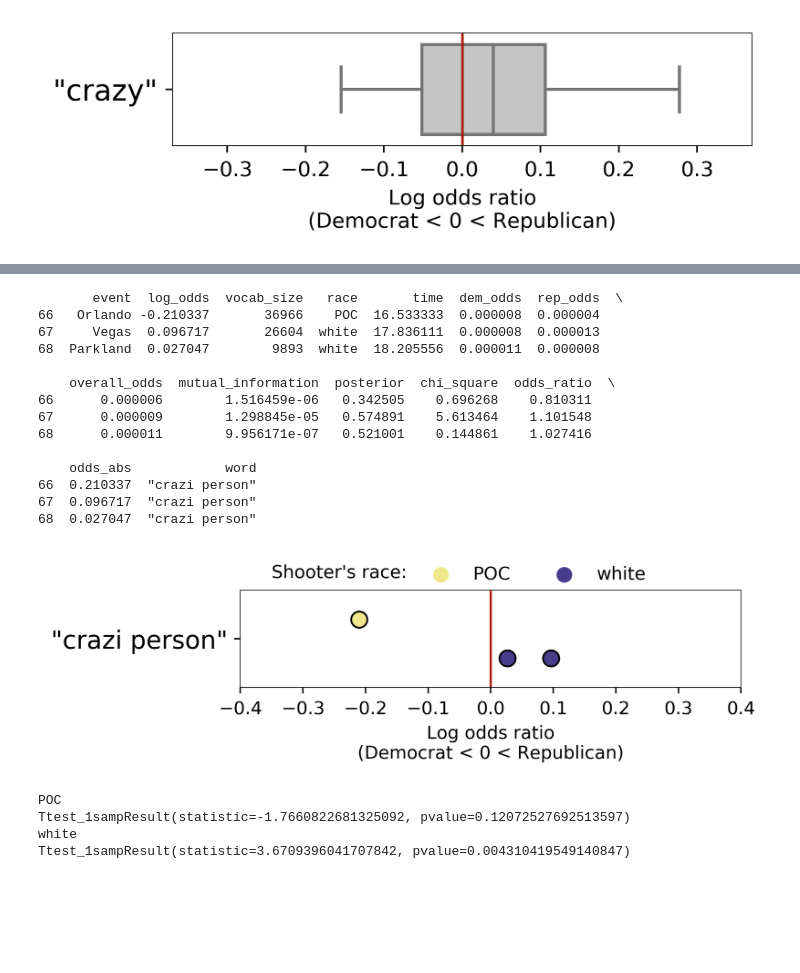
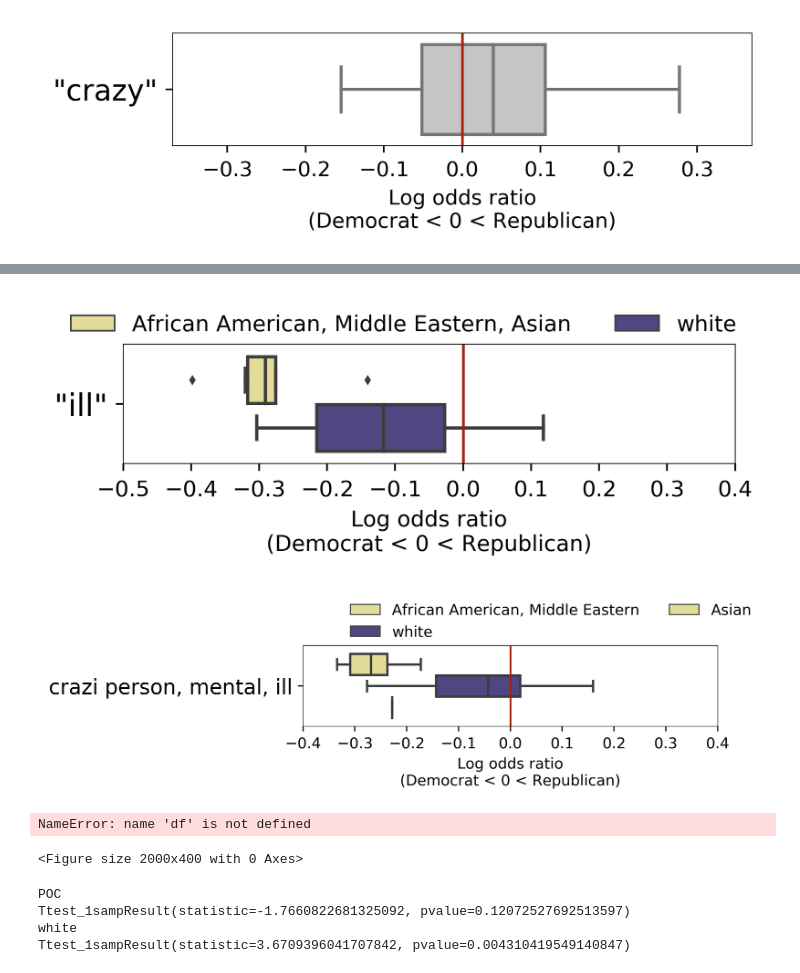
Before and after one commit to ddemszky/framing-twitter, a Jupyter notebook: 4_word_partisanship/plot word partisanship.ipynb, the cells around one changed output, grey strips where cells are left out. Drawn from its saved outputs; the diff is of its cells as text; code cells hidden in the pictures; blank space fills up the shorter version.

```diff
--- a/4_word_partisanship/plot word partisanship.ipynb
+++ b/4_word_partisanship/plot word partisanship.ipynb
@@ -83,7 +84,7 @@ def get_multi(words):
         print('-----')
     return pd.concat(dfs, ignore_index=True)
 # %%
-concat = get_multi(['terrorist', 'lone wolf', 'mental', 'shooter', 'crazi person'])
+concat = get_multi(['terrorist', 'lone wolf', 'mental', 'shooter', 'crazi person', "crazi", 'ill'])
 # %% [output]
 terrorist
 Chattanooga
@@ -104 +105,4 @@ Parkland
 -----
+# %%
+concat.loc[concat['race'] == 'POC', 'race']  = 'African American, Middle Eastern'
+concat.loc[concat['event'] == 'San Francisco', 'race']  = 'Asian'
@@ -107,5 +121,5 @@ terr = get_df('terrorist')
 terr['word'] = '"terrorist"'
 craz = get_df('crazi')
 craz['word'] = '"crazy"'
-concat = pd.concat([terr, craz], ignore_index=True)
+#concat = pd.concat([terr, craz], ignore_index=True)
 # %% [output]
@@ -297,42 +320,54 @@ concat
+# %%
+concat.loc[concat['race'] == 'African American, Middle Eastern', 'race']  = 'African American, Middle Eastern, Asian'
+concat.loc[concat['race'] == 'Asian', 'race']  = 'African American, Middle Eastern, Asian'
 # %%
 f = plt.figure(dpi=400, figsize=(5,1))
-word = "crazi person"
+word = "ill"
 sub = concat[concat.word=='"'+word+'"']
-print(sub)
-#ax = sns.boxplot(data=concat[concat.word=='"'+word+'"'], x="log_odds",y='word', hue="race", orient="h",palette=sns.color_palette(['#F0E68C', '#483D8B']), fliersize=2)
-ax = sns.stripplot(data=sub, x="log_odds",y='word', hue="race", split=True, orient="h", edgecolor='black', size=9, jitter=False, palette=sns.color_palette(['#F0E68C', '#483D8B']), linewidth=1)
+#print(sub)
+ax = sns.boxplot(data=concat[concat.word=='"'+word+'"'], x="log_odds",y='word', hue="race", orient="h",palette=sns.color_palette(['#F0E68C', '#483D8B']), fliersize=2)
+#ax = sns.stripplot(data=sub, x="log_odds",y='word', hue="race", dodge=False, orient="h", edgecolor='black', size=9, jitter=False, palette=sns.color_palette(['#F0E68C', '#483D8B']), linewidth=1)
 #ax = sns.stripplot(data=concat[concat.word=='"'+word+'"'], x="log_odds",y='word', orient="h", edgecolor='black', size=9, jitter=False, color='grey', linewidth=1)
 
 plt.axvline(x=0, color='#AB1C0B', linewidth=1.2)
 plt.axhline(y=0.5, color='black', linewidth=.4)
-xlim_1 = -.4
+xlim_1 = -.5
 plt.xlim(xlim_1, .4)
 ax.set_ylabel("")
 ax.spines['top'].set_linewidth(0.4)
 ax.spines['right'].set_linewidth(0.4)
 ax.spines['bottom'].set_linewidth(0.4)
 ax.spines['left'].set_linewidth(0.4)
 plt.yticks(fontsize=14)
 ax.set_xlabel('Log odds ratio\n(Democrat < 0 < Republican)')
-ax.text(xlim_1 +.05,-0.63, "Shooter's race:")
-l = ax.legend(bbox_to_anchor=(.35, 1), loc=3, borderaxespad=0., ncol=2, frameon=False)
+#ax.text(xlim_1 +.05,-0.63, "Shooter's race:")
+l = ax.legend(bbox_to_anchor=(xlim_1 +.4, 1), loc=3, borderaxespad=0., ncol=2, frameon=False)
 #l.set_title("Shooter's race")
 # %% [output]
-       event  log_odds  vocab_size   race       time  dem_odds  rep_odds  \
-66   Orlando -0.210337       36966    POC  16.533333  0.000008  0.000004
-67     Vegas  0.096717       26604  white  17.836111  0.000008  0.000013
-68  Parkland  0.027047        9893  white  18.205556  0.000011  0.000008
-
-    overall_odds  mutual_information  posterior  chi_square  odds_ratio  \
-66      0.000006        1.516459e-06   0.342505    0.696268    0.810311
-67      0.000009        1.298845e-05   0.574891    5.613464    1.101548
-68      0.000011        9.956171e-07   0.521001    0.144861    1.027416
-
-    odds_abs            word
-66  0.210337  "crazi person"
-67  0.096717  "crazi person"
-68  0.027047  "crazi person"
-[figure, old version]
+[figure, new version]
+# %%
+f = plt.figure(dpi=400, figsize=(5,1))
+#print(sub)
+ax = sns.boxplot(data=mental_df, x="log_odds",y='word', hue="race", orient="h",palette=sns.color_palette(['#F0E68C', '#483D8B']), fliersize=2)
+#ax = sns.stripplot(data=mental_df, x="log_odds",y='word', hue="race", dodge=False, orient="h", edgecolor='black', size=9, jitter=False, palette=sns.color_palette('husl'), linewidth=1)
+#ax = sns.stripplot(data=concat[concat.word=='"'+word+'"'], x="log_odds",y='word', orient="h", edgecolor='black', size=9, jitter=False, color='grey', linewidth=1)
+
+plt.axvline(x=0, color='#AB1C0B', linewidth=1.2)
+plt.axhline(y=0.5, color='black', linewidth=.4)
+xlim_1 = -.4
+plt.xlim(xlim_1, .4)
+ax.set_ylabel("")
+ax.spines['top'].set_linewidth(0.4)
+ax.spines['right'].set_linewidth(0.4)
+ax.spines['bottom'].set_linewidth(0.4)
+ax.spines['left'].set_linewidth(0.4)
+plt.yticks(fontsize=14)
+ax.set_xlabel('Log odds ratio\n(Democrat < 0 < Republican)')
+#ax.text(xlim_1 +.05,-0.63, "Shooter's race:")
+l = ax.legend(bbox_to_anchor=(xlim_1 +.5, 1), loc=3, borderaxespad=0., ncol=2, frameon=False)
+#l.set_title("Shooter's race")
+# %% [output]
+[figure, added]
 # %%
 f = plt.figure(dpi=400, figsize=(5,1))
 ax = sns.boxplot(data=df, x="log_odds",y='race', orient="h", palette=sns.color_palette("YlGnBu", 2))
@@ -343,6 +378,9 @@ ax.spines['right'].set_linewidth(0.4)
 ax.spines['bottom'].set_linewidth(0.4)
 ax.spines['left'].set_linewidth(0.4)
 ax.set_xlabel('Log odds ratio of "'+word+'"\n(Democrat < 0 < Republican)')
+# %% [output]
+NameError: name 'df' is not defined
+<Figure size 2000x400 with 0 Axes>
 # %%
 for i, g in df.groupby('race'):
     print(i)
```
Also changed, not shown: parts of 10 cells of this notebook, 10 other files.
